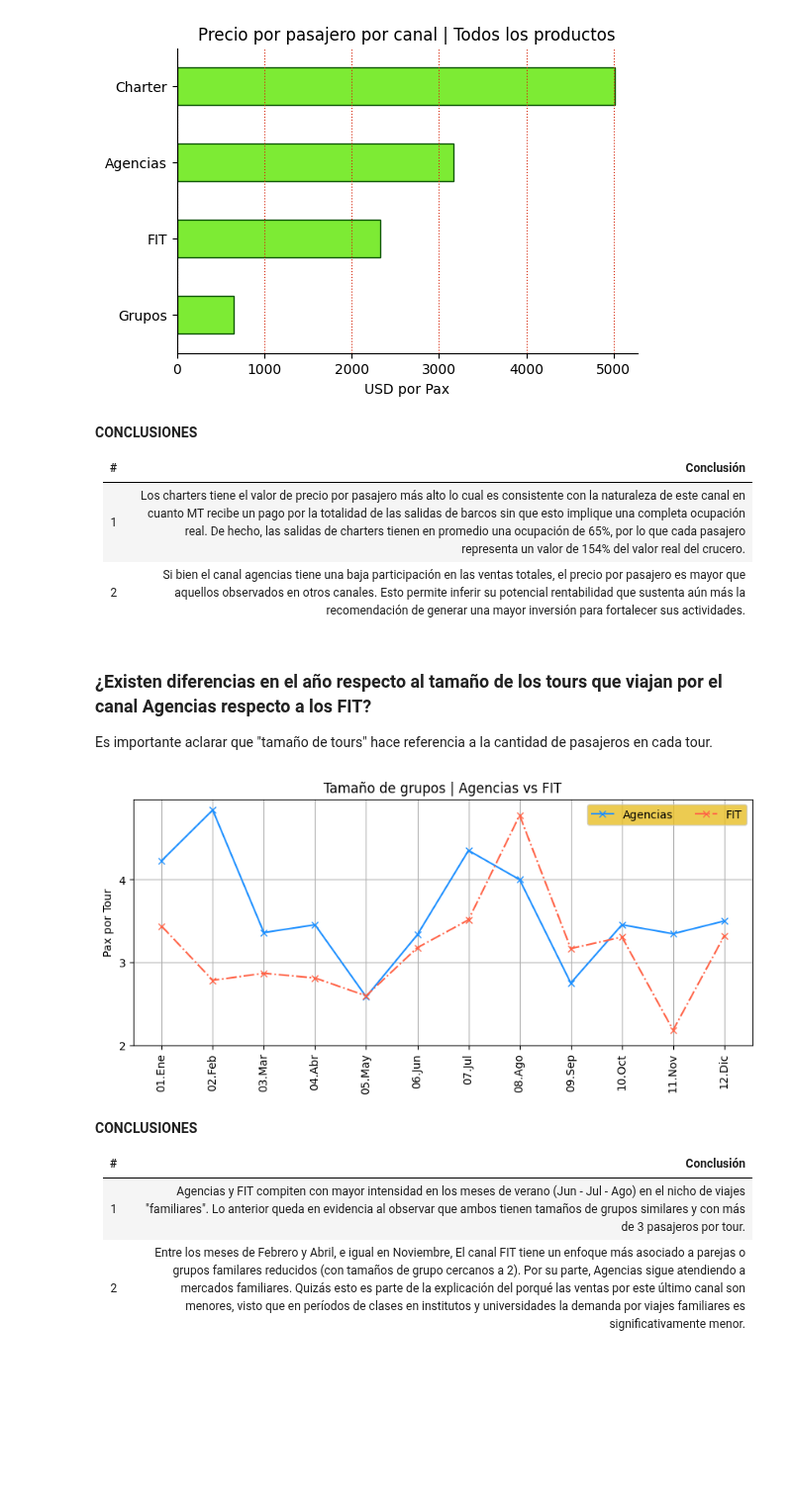
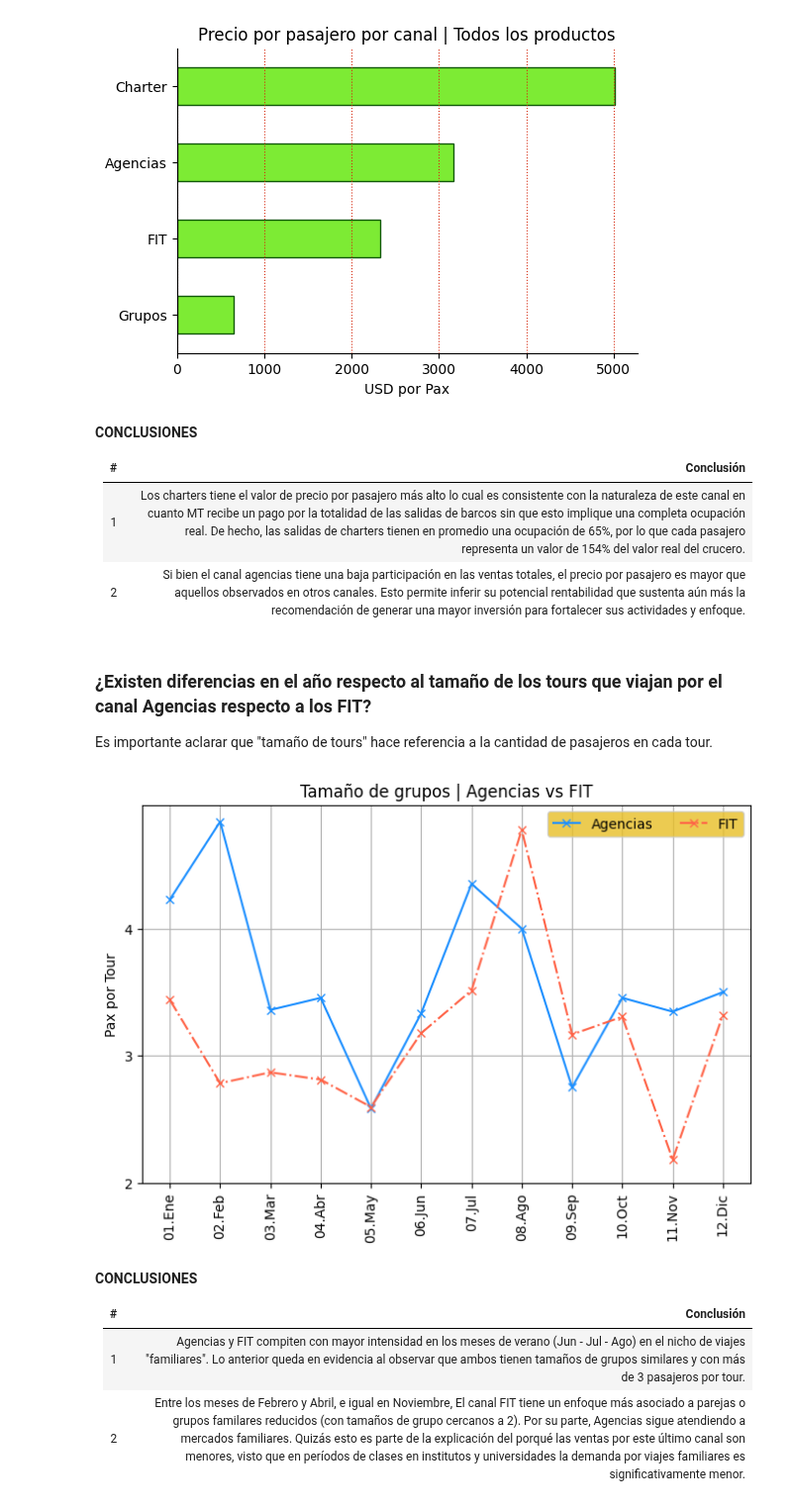
Before and after one commit to jsaraujo5081/material_curso_data_science, a Jupyter notebook: notebooks/S04_Manipulacion_Datos_II_Sesiones.ipynb, the cells around one changed output. Shown at 99% size. Saved outputs shown, nothing was run; the diff lists cells and outputs as text; code cells hidden in the pictures; blank space fills up the shorter version.

```diff
--- a/notebooks/S04_Manipulacion_Datos_II_Sesiones.ipynb
+++ b/notebooks/S04_Manipulacion_Datos_II_Sesiones.ipynb
@@ -38,6 +42,6 @@ MT ha compartido contigo información de sus ventas en el año 2023 para los can
 # %%
 df_ventas = pd.read_table(
-    "ventas2023.txt",
+    "https://raw.githubusercontent.com/jsaraujo5081/material_curso_data_science/refs/heads/main/datasets/ventas2023.txt",
     sep = "\t",
     index_col = 0 # La primera columna (posicion 0) en el archivo original es un indice de filas
 )
@@ -743,7 +791,7 @@ plt.show()
 | # | Conclusión |
 | ---- | ---- |
 | 1 | Los charters tiene el valor de precio por pasajero más alto lo cual es consistente con la naturaleza de este canal en cuanto MT recibe un pago por la totalidad de las salidas de barcos sin que esto implique una completa ocupación real. De hecho, las salidas de charters tienen en promedio una ocupación de 65%, por lo que cada pasajero representa un valor de 154% del valor real del crucero. |
-| 2 | Si bien el canal agencias tiene una baja participación en las ventas totales, el precio por pasajero es mayor que aquellos observados en otros canales. Esto permite inferir su potencial rentabilidad que sustenta aún más la recomendación de generar una mayor inversión para fortalecer sus actividades. |
+| 2 | Si bien el canal agencias tiene una baja participación en las ventas totales, el precio por pasajero es mayor que aquellos observados en otros canales. Esto permite inferir su potencial rentabilidad que sustenta aún más la recomendación de generar una mayor inversión para fortalecer sus actividades y enfoque. |
 # %% [markdown]
 ### ¿Existen diferencias en el año respecto al tamaño de los tours que viajan por el canal Agencias respecto a los FIT?
 
@@ -751,31 +799,31 @@ Es importante aclarar que "tamaño de tours" hace referencia a la cantidad de pa
 # %%
 canales_analisis = ["Agencias","FIT"]
 pax_tours = df_consolidado.copy().query("canal == @canales_analisis")
 pax_tours["pax_por_tour"] = pax_tours["pax"] / pax_tours["tours"]
 pax_tours = pax_tours.pivot_table(
     index = "mes",
     columns = "canal",
     values = "pax_por_tour",
     aggfunc = "median"
 )
 
 pax_tours.plot(
     title = "Tamaño de grupos | Agencias vs FIT",
     ylabel = "Pax por Tour",
     xlabel = "",
-    figsize = [10,4],
+    figsize = [8,5],
     color = ["dodgerblue","tomato"],
     style = ["-","-."],
     marker = "x",
     grid = True,
     rot = 90,
     xticks = range(0,12),
     yticks = range(2,5)
 )
 plt.legend(title = "", ncol = 2, facecolor = "#e8be25")
 plt.show()
 # %% [output]
-[figure, old version]
+[figure, new version]
 # %% [markdown]
 **CONCLUSIONES**
 
```
Also changed, not shown: parts of 50 cells of this notebook, 4 other files.
